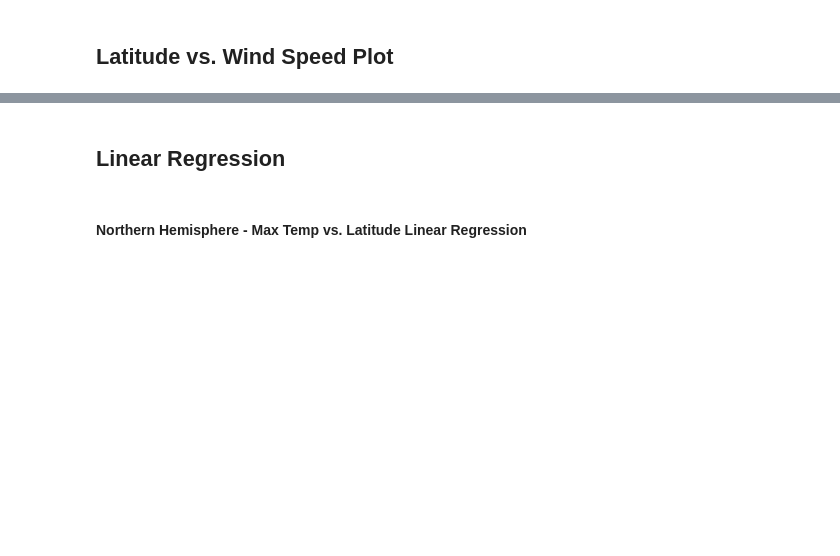
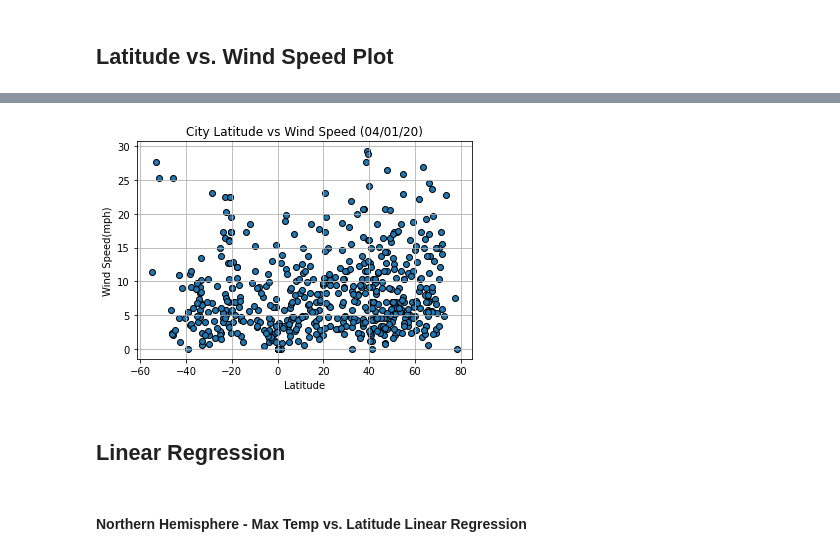
Before and after one commit to atikahemani/python-api-challenge, a Jupyter notebook: WeatherPy/WeatherPy.ipynb, the cells around one changed output, grey strips where cells are left out. Saved outputs shown, nothing was run; the diff lists cells and outputs as text; code cells hidden in the pictures; blank space fills up the shorter version.

```diff
--- a/WeatherPy/WeatherPy.ipynb
+++ b/WeatherPy/WeatherPy.ipynb
@@ -158,2 +236,12 @@ Int64Index([], dtype='int64')
+# %%
+plt.scatter(weather_city_df_api['Lat'],weather_city_df_api['Wind Speed'], marker='o',edgecolor="black")
+plt.title("City Latitude vs Wind Speed (04/01/20)")
+plt.xlabel("Latitude")
+plt.ylabel("Wind Speed(mph)")
+plt.grid(True)
+plt.savefig("../WeatherPy/Images/WindspeedCityLatitude.png")
+plt.show()
+# %% [output]
+[figure, added]
 # %% [markdown]
 ## Linear Regression
```
Also changed, not shown: parts of 39 cells of this notebook, 14 other files.
